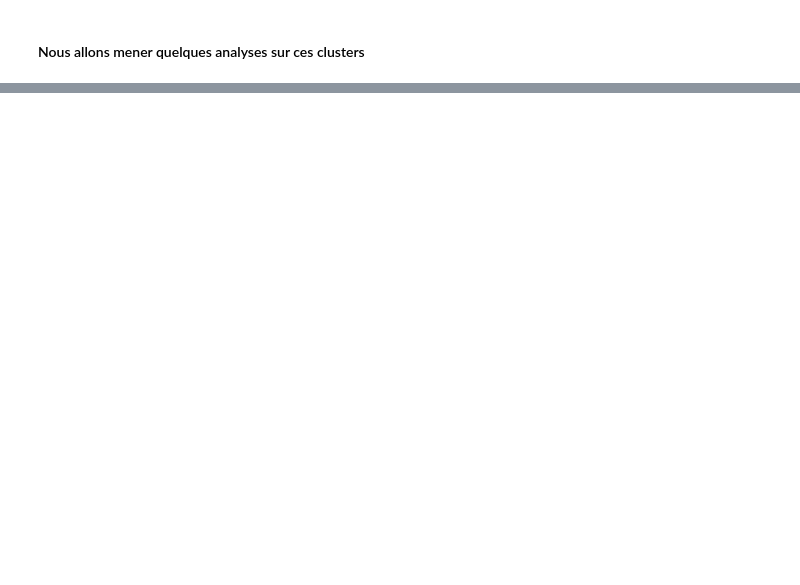
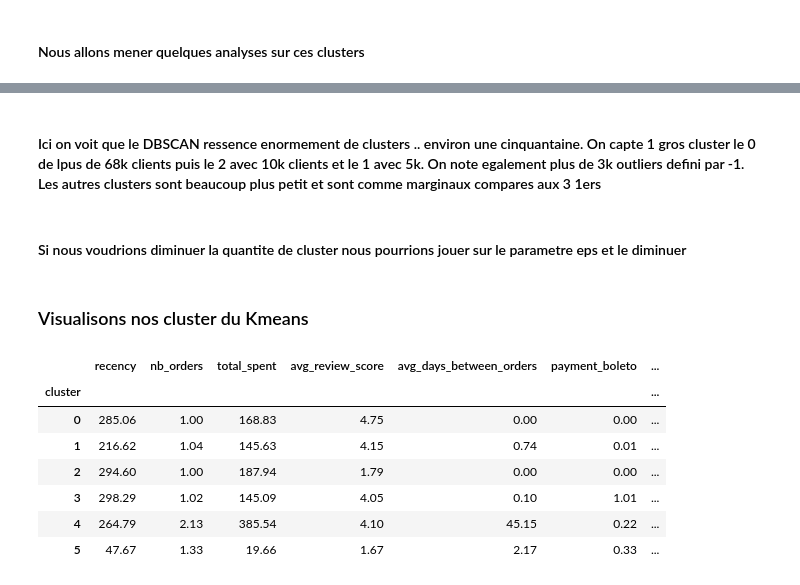
Before and after one commit to TheoChastrePradat/OC_DataScientist_P5, a Jupyter notebook: Projet_5/Script/segmentation_client.ipynb, the cells around one changed output, grey strips where cells are left out. Saved outputs shown, nothing was run; the diff lists cells and outputs as text; code cells hidden in the pictures; blank space fills up the shorter version.

```diff
--- a/Projet_5/Script/segmentation_client.ipynb
+++ b/Projet_5/Script/segmentation_client.ipynb
@@ -370,0 +427,4 @@ plt.show()
+# %%
+dbscan = DBSCAN(eps=0.5, min_samples=10)
+# %%
+df_clients['cluster_dbscan'] = dbscan.fit_predict(X_scaled)
@@ -370,0 +451,17 @@ plt.show()
+# %% [markdown]
+#### Ici on voit que le DBSCAN ressence enormement de clusters .. environ une cinquantaine. On capte 1 gros cluster le 0 de lpus de 68k clients puis le 2 avec 10k clients et le 1 avec 5k. On note egalement plus de 3k outliers defini par -1. Les autres clusters sont beaucoup plus petit et sont comme marginaux compares aux 3 1ers
+# %% [markdown]
+#### Si nous voudrions diminuer la quantite de cluster nous pourrions jouer sur le parametre eps et le diminuer
+# %% [markdown]
+### Visualisons nos cluster du Kmeans
+# %%
+df_clients.groupby('cluster')[features].mean().round(2)
+# %% [output]
+|  | recency | nb_orders | total_spent | avg_review_score | avg_days_between_orders | payment_boleto | ... |
+| cluster |  |  |  |  |  |  | ... |
+| 0 | 285.06 | 1.00 | 168.83 | 4.75 | 0.00 | 0.00 | ... |
+| 1 | 216.62 | 1.04 | 145.63 | 4.15 | 0.74 | 0.01 | ... |
+| 2 | 294.60 | 1.00 | 187.94 | 1.79 | 0.00 | 0.00 | ... |
+| 3 | 298.29 | 1.02 | 145.09 | 4.05 | 0.10 | 1.01 | ... |
+| 4 | 264.79 | 2.13 | 385.54 | 4.10 | 45.15 | 0.22 | ... |
+| 5 | 47.67 | 1.33 | 19.66 | 1.67 | 2.17 | 0.33 | ... |
```
Also changed, not shown: parts of 34 cells of this notebook.
